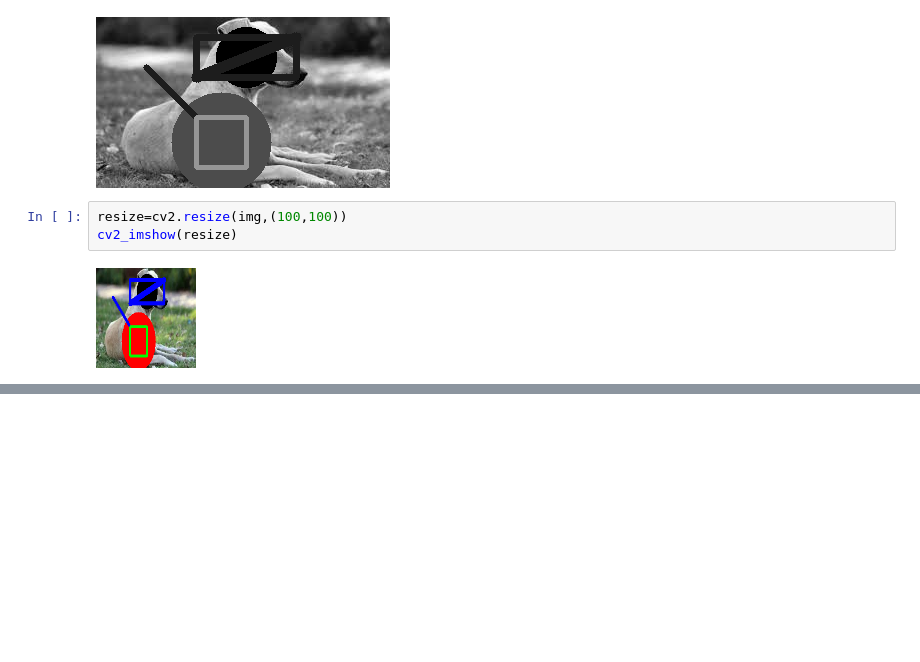
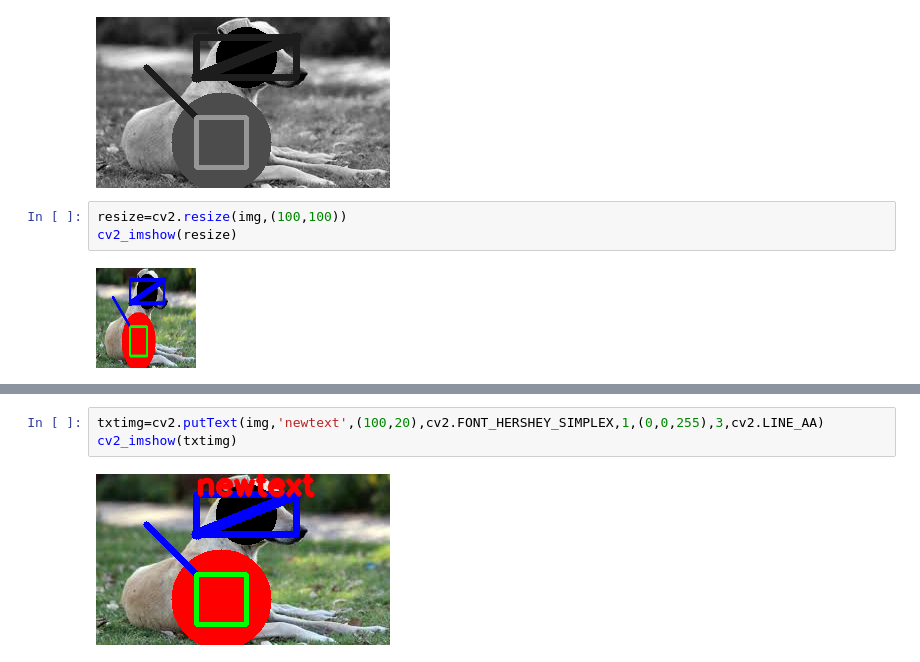
Before and after one commit to 9keystrokes/CVDL-BT22CSD035, a Jupyter notebook: LAB-1.ipynb, the cells around one changed output, grey strips where cells are left out. Drawn from its saved outputs; the diff is of its cells as text; blank space fills up the shorter version.

```diff
--- a/LAB-1.ipynb
+++ b/LAB-1.ipynb
@@ -146,0 +168,5 @@ cv2_imshow(resize)
+# %%
+txtimg=cv2.putText(img,'newtext',(100,20),cv2.FONT_HERSHEY_SIMPLEX,1,(0,0,255),3,cv2.LINE_AA)
+cv2_imshow(txtimg)
+# %% [output]
+[figure, added]
```
Also changed, not shown: parts of 7 cells of this notebook.
